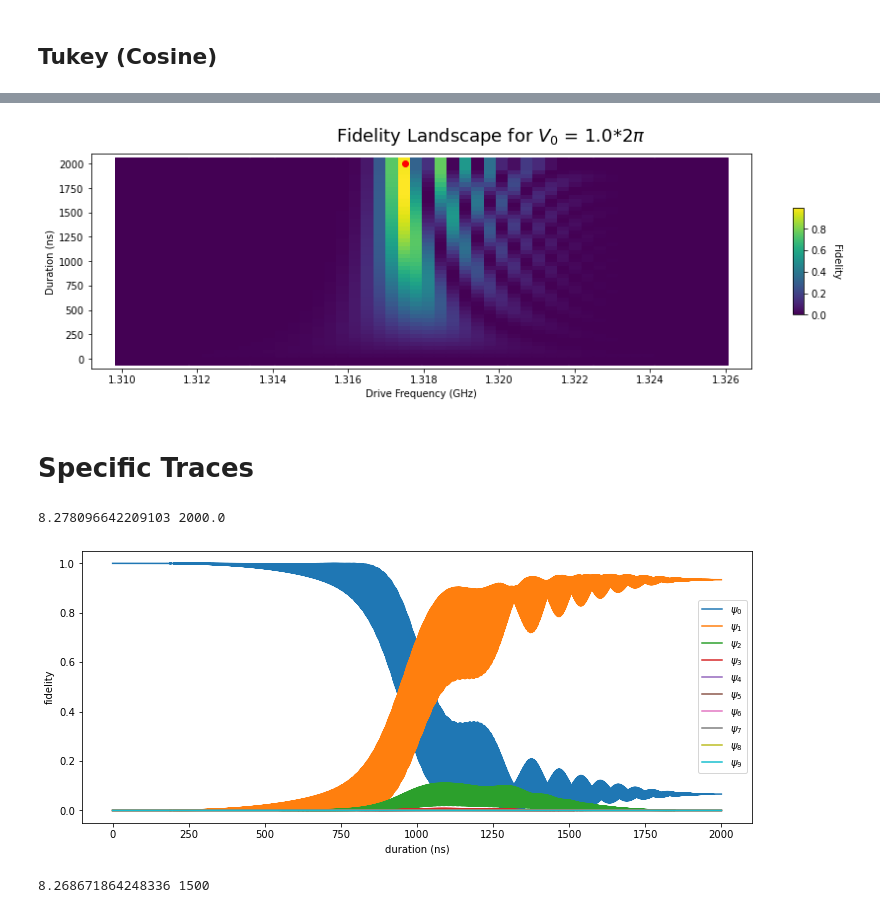
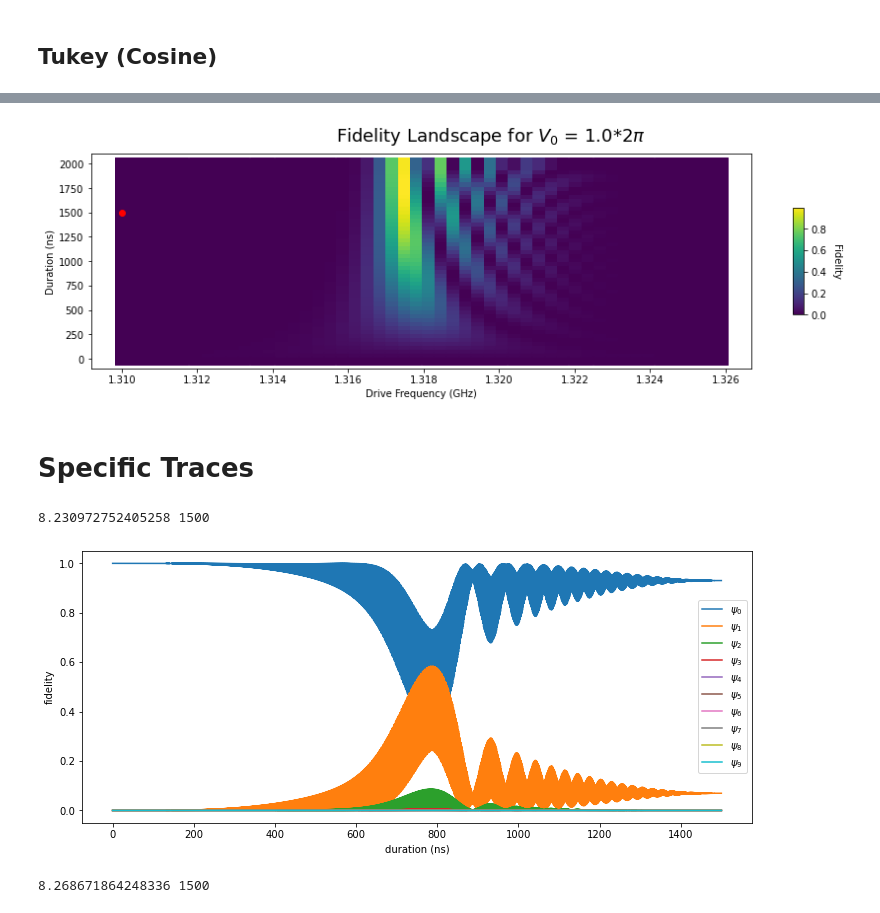
Before and after one commit to david-gorski/subharmonic_superconducting_qubits, a Jupyter notebook: landscapes/Gaussian.ipynb, the cells around one changed output, grey strips where cells are left out. Drawn from its saved outputs; the diff is of its cells as text; code cells hidden in the pictures.

```diff
--- a/landscapes/Gaussian.ipynb
+++ b/landscapes/Gaussian.ipynb
@@ -168,36 +170,36 @@ import copy
 
 amps = []
 offs = []
 durs = []
 fids = []
 freqs = []
 all_results_to_graph = copy.deepcopy(tukey_results)
 for result in all_results_to_graph:
     amps.append(result["amplitude"])
     offs.append(result["offset"])
     durs.append(result["duration"])
     fids.append(result["fidelity"])
     freqs.append(result["frequency"] / (2*np.pi))
 
 fig, axs = plt.subplots(figsize=(15, 4))
 fig.suptitle("Fidelity Landscape for $V_0$ = %.1f$ * 2\pi$" % (amps[-1]/(2*np.pi)), fontsize=18)
 axs.set_xlabel("Drive Frequency (GHz)")
 axs.set_ylabel("Duration (ns)")
 surf = axs.scatter(freqs, durs, c=fids, cmap="viridis", marker="s", s=150)
 cbar = fig.colorbar(surf, shrink=0.5, aspect=10)
 cbar.ax.set_ylabel("Fidelity", rotation=270)
 cbar.ax.get_yaxis().labelpad = 15
 # axs.pcolormesh(offs, durs, fids)
 
 # pick out a few points around the peak and manually plot them
 
-point_freq = 1.3175
-point_dur = np.random.choice(durs)
+point_freq = 1.310
+point_dur = 1500 #np.random.choice(durs)
 point_amp = np.random.choice(amps)
 axs.scatter(point_freq, point_dur, c='r')
 point_freq *= 2*np.pi
 # %% [output]
-[figure, old version]
+[figure, new version]
 # %% [markdown]
 # Specific Traces
 # %%
@@ -210,8 +212,8 @@ solution = solver.time_evolve(system.H0, system.H1, pulse_gen_tukey.pulse_func,
 g.graph_solution(solution, system)
 print(point_freq, point_dur)
 # %% [output]
-8.278096642209103 2000.0
+8.230972752405258 1500
-[figure, old version]
+[figure, new version]
 # %%
 
 point_dur = 1500
```
Also changed, not shown: parts of 8 cells of this notebook, 8 other files.
